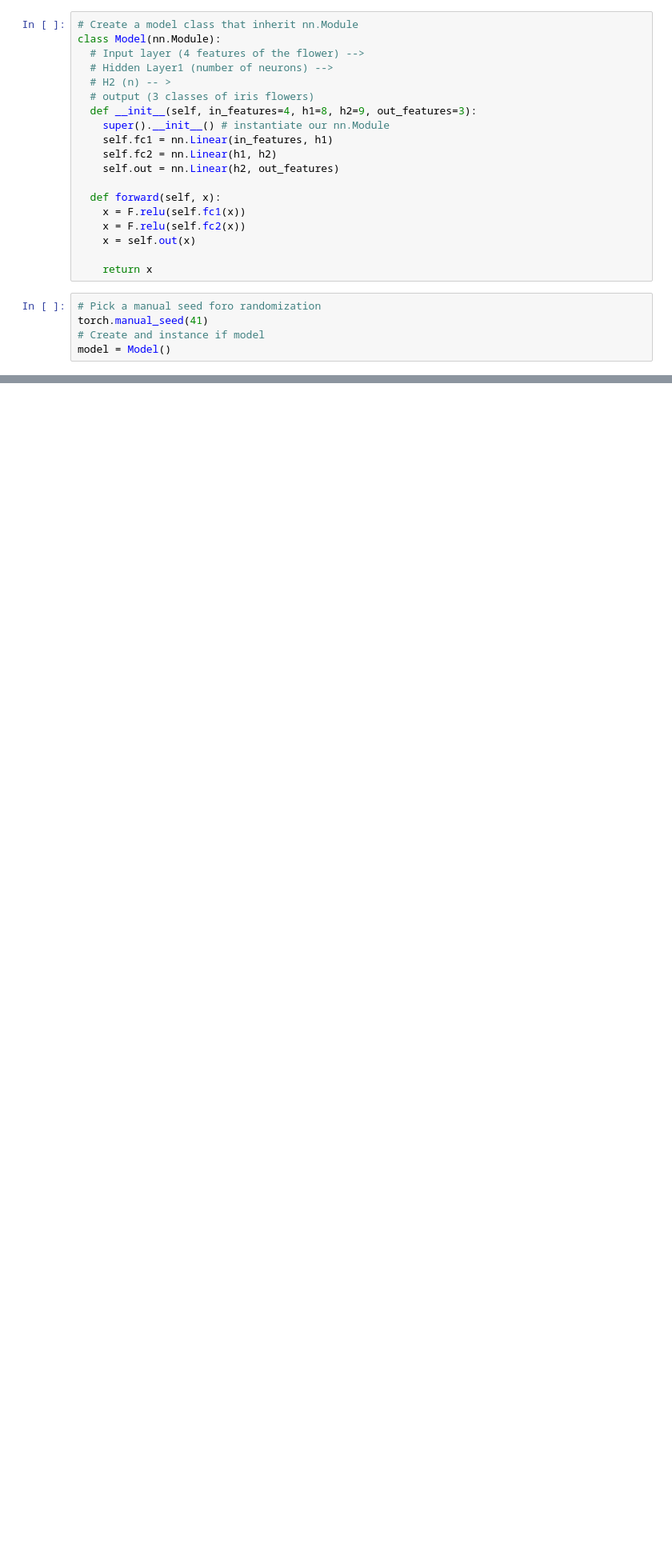
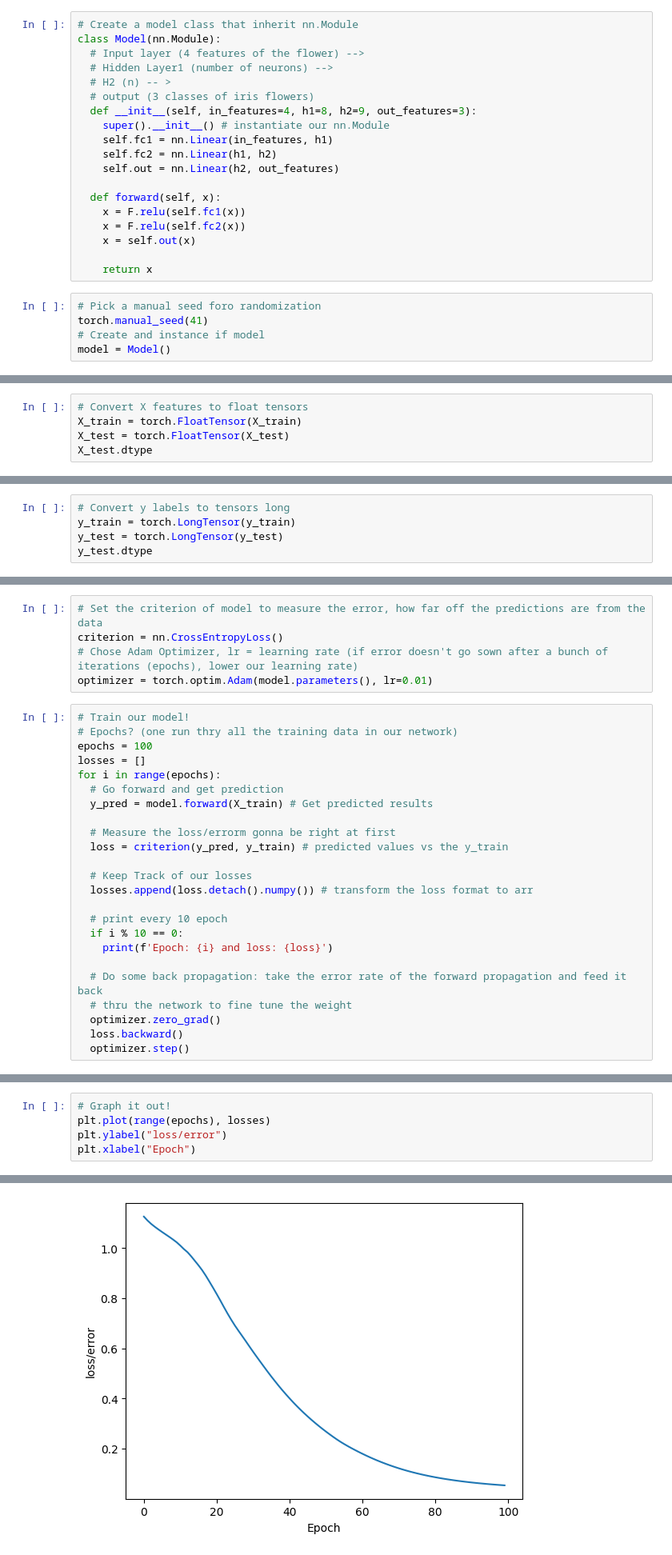
Before and after one commit to felipecacique/Pytorch-Tutorial-Youtube, a Jupyter notebook: simple_NeuralNetwork.ipynb, the cells around one changed output, grey strips where cells are left out. Shown: that part at 80% size. Drawn from its saved outputs; the diff is of its cells as text; blank space fills up the shorter version.

```diff
--- a/simple_NeuralNetwork.ipynb
+++ b/simple_NeuralNetwork.ipynb
@@ -31,0 +73,5 @@ model = Model()
+# %%
+# Convert X features to float tensors
+X_train = torch.FloatTensor(X_train)
+X_test = torch.FloatTensor(X_test)
+X_test.dtype
@@ -31,0 +80,5 @@ model = Model()
+# %%
+# Convert y labels to tensors long
+y_train = torch.LongTensor(y_train)
+y_test = torch.LongTensor(y_test)
+y_test.dtype
@@ -31,0 +87,29 @@ model = Model()
+# %%
+# Set the criterion of model to measure the error, how far off the predictions are from the data
+criterion = nn.CrossEntropyLoss()
+# Chose Adam Optimizer, lr = learning rate (if error doesn't go sown after a bunch of iterations (epochs), lower our learning rate)
+optimizer = torch.optim.Adam(model.parameters(), lr=0.01)
+# %%
+# Train our model!
+# Epochs? (one run thry all the training data in our network)
+epochs = 100
+losses = []
+for i in range(epochs):
+  # Go forward and get prediction
+  y_pred = model.forward(X_train) # Get predicted results
+
+  # Measure the loss/errorm gonna be right at first
+  loss = criterion(y_pred, y_train) # predicted values vs the y_train
+
+  # Keep Track of our losses
+  losses.append(loss.detach().numpy()) # transform the loss format to arr
+
+  # print every 10 epoch
+  if i % 10 == 0:
+    print(f'Epoch: {i} and loss: {loss}')
+
+  # Do some back propagation: take the error rate of the forward propagation and feed it back
+  # thru the network to fine tune the weight
+  optimizer.zero_grad()
+  loss.backward()
+  optimizer.step()
@@ -31,0 +127,6 @@ model = Model()
+# %%
+# Graph it out!
+plt.plot(range(epochs), losses)
+plt.ylabel("loss/error")
+plt.xlabel("Epoch")
+# %% [output]
@@ -31,0 +134 @@ model = Model()
+[figure, added]
```
Also changed, not shown: parts of 11 cells of this notebook.
